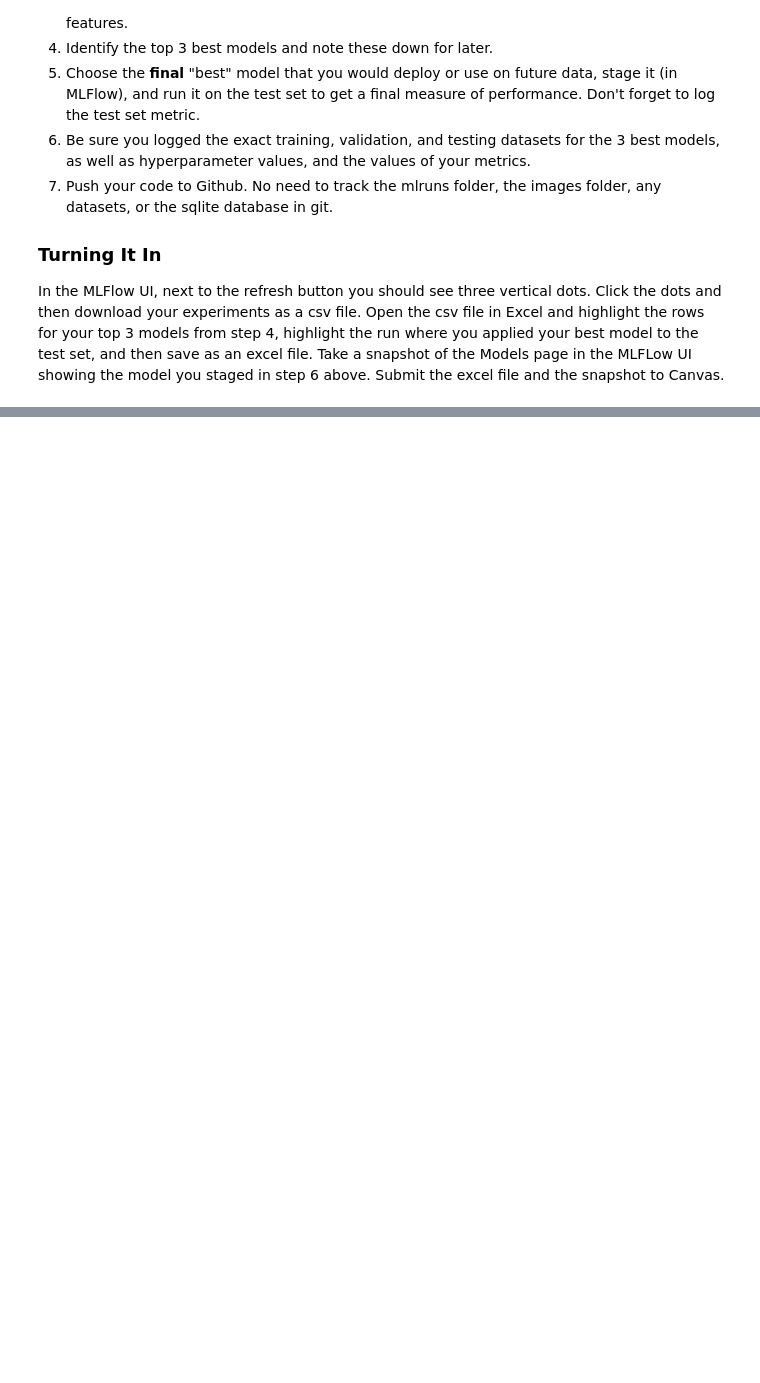
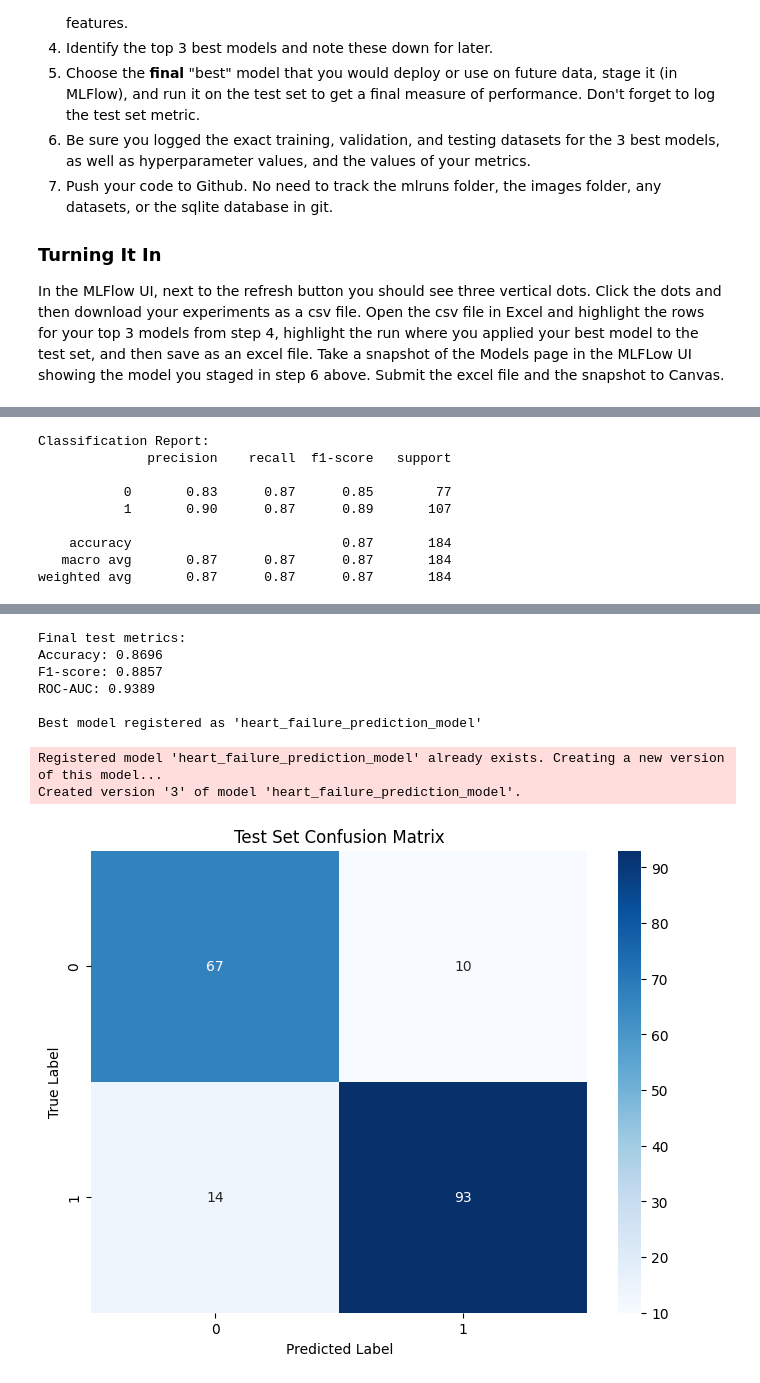
Before and after one commit to bennysun1/msds603, a Jupyter notebook: labs/lab2/Lab_2_exp_tracking_local.ipynb, the cells around one changed output, grey strips where cells are left out. Drawn from its saved outputs; the diff is of its cells as text; code cells hidden in the pictures; blank space fills up the shorter version.

```diff
--- a/labs/lab2/Lab_2_exp_tracking_local.ipynb
+++ b/labs/lab2/Lab_2_exp_tracking_local.ipynb
@@ -443,0 +462,10 @@ In the MLFlow UI, next to the refresh button you should see three vertical dots.
+# %%
+X = heart_df.drop('HeartDisease', axis=1)
+y = heart_df['HeartDisease']
+
+categorical_cols = X.select_dtypes(include=['object', 'category']).columns.tolist()
+numerical_cols = X.select_dtypes(include=['int64', 'float64']).columns.tolist()
+# %%
+from sklearn.model_selection import train_test_split
+X_temp, X_test, y_temp, y_test = train_test_split(X, y, test_size=0.2, random_state=42)
+X_train, X_val, y_train, y_val = train_test_split(X_temp, y_temp, test_size=0.2, random_state=42)
@@ -443,0 +841,55 @@ In the MLFlow UI, next to the refresh button you should see three vertical dots.
+# %%
+with mlflow.start_run(run_name="FinalEvaluation"):
+    mlflow.set_tag("step", "FinalEvaluation")
+    mlflow.set_tag("model", best_model_name)
+
+    y_test_pred = best_model.predict(X_test)
+    y_test_proba = best_model.predict_proba(X_test)[:, 1]
+
+    test_accuracy = accuracy_score(y_test, y_test_pred)
+    test_f1 = f1_score(y_test, y_test_pred)
+    test_roc_auc = roc_auc_score(y_test, y_test_proba)
+
+    mlflow.log_metric("test_accuracy", test_accuracy)
+    mlflow.log_metric("test_f1", test_f1)
+    mlflow.log_metric("test_roc_auc", test_roc_auc)
+
+    cm = confusion_matrix(y_test, y_test_pred)
+    plt.figure(figsize=(8, 6))
+    sns.heatmap(cm, annot=True, fmt='d', cmap='Blues')
+    plt.title('Test Set Confusion Matrix')
+    plt.ylabel('True Label')
+    plt.xlabel('Predicted Label')
+    plt.savefig('images/best_model_test_confusion_matrix.png')
+    mlflow.log_artifact('images/best_model_test_confusion_matrix.png')
+
+    print("\nClassification Report:")
+    report = classification_report(y_test, y_test_pred)
+    print(report)
+
+    # Save the final model
+    with open('models/final_best_model.pkl', 'wb') as f:
+        pickle.dump(best_model, f)
+
+    # Register the model in MLflow registry
+    registered_model = mlflow.sklearn.log_model(
+        best_model,
+        artifact_path="final_model",
+        registered_model_name="heart_failure_prediction_model"
+    )
+
+    print(f"\nFinal test metrics:")
+    print(f"Accuracy: {test_accuracy:.4f}")
+    print(f"F1-score: {test_f1:.4f}")
+    print(f"ROC-AUC: {test_roc_auc:.4f}")
+    print(f"\nBest model registered as 'heart_failure_prediction_model'")
+# %% [output]
+Classification Report:
+              precision    recall  f1-score   support
+
+           0       0.83      0.87      0.85        77
+           1       0.90      0.87      0.89       107
+
+    accuracy                           0.87       184
+   macro avg       0.87      0.87      0.87       184
+weighted avg       0.87      0.87      0.87       184
@@ -443,0 +897,9 @@ In the MLFlow UI, next to the refresh button you should see three vertical dots.
+Final test metrics:
+Accuracy: 0.8696
+F1-score: 0.8857
+ROC-AUC: 0.9389
+
+Best model registered as 'heart_failure_prediction_model'
+Registered model 'heart_failure_prediction_model' already exists. Creating a new version of this model...
+Created version '3' of model 'heart_failure_prediction_model'.
+[figure, added]
```
Also changed, not shown: parts of 13 cells of this notebook.
